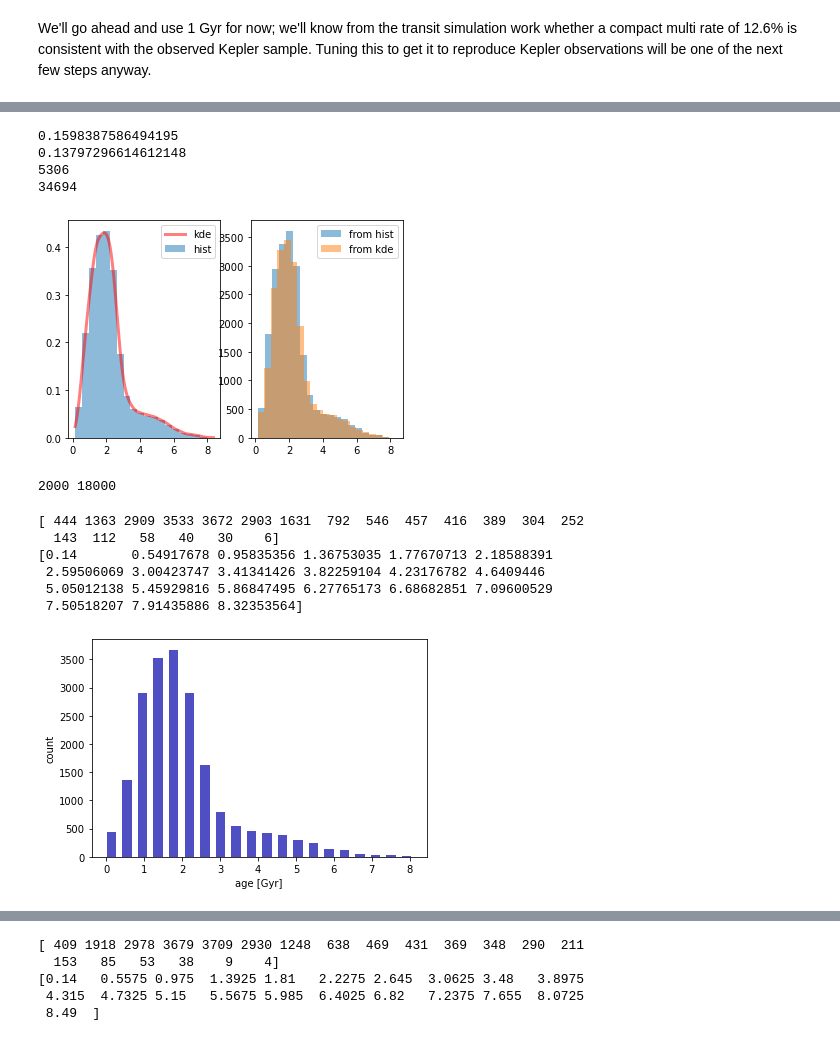
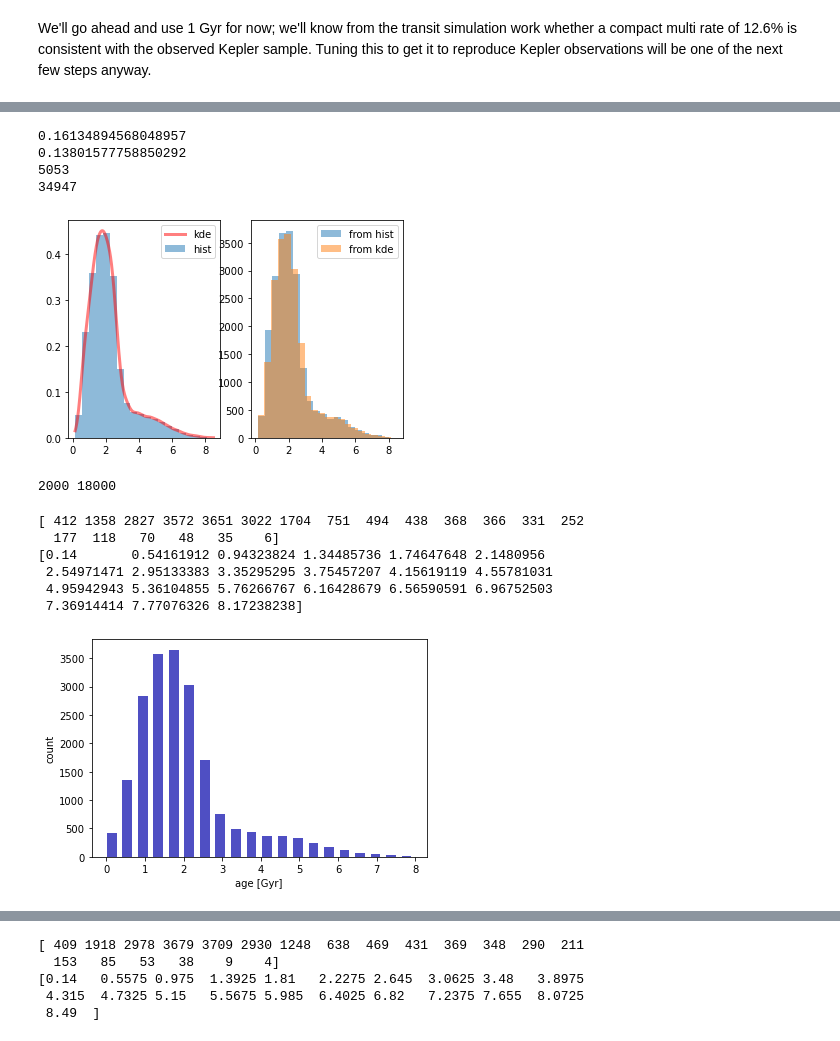
Before and after one commit to exoclam/sculpting, a Jupyter notebook: synthetic.ipynb, the cells around one changed output, grey strips where cells are left out. Saved outputs shown, nothing was run; the diff lists cells and outputs as text; code cells hidden in the pictures.

```diff
--- a/synthetic.ipynb
+++ b/synthetic.ipynb
@@ -330,39 +322,39 @@ def generate_rand_from_pdf_case2(pdf, x_grid, n_young, n_old):
     case2_young = random.sample(case2_young, 2000)
     # else select old
     case2_old = [i for i in random_from_cdf if i > 1.]
     print(len(case2_old))
     case2_old = random.sample(case2_old, 18000)
     return case2_young, case2_old
 
 def run_kde_case2(data, draws):
     hist, bins = np.histogram(data, bins=100)
 
     x_grid = np.linspace(min(data), max(data), 1000)
     kdepdf = kde(data, x_grid, bandwidth=0.2) # generate KDE model
     random_from_kde_young, random_from_kde_old = generate_rand_from_pdf_case2(kdepdf, x_grid, 2000, 18000) # generate random data from KDE distribution
     #print(len(random_from_kde), random_from_kde) # these are my star ages
     bin_midpoints = bins[:-1] + np.diff(bins) / 2 # get positions of bin midpoints
     random_from_cdf = generate_rand_from_pdf(hist, bin_midpoints, draws) # generate random data from the histogram
 
     plt.subplot(121)
     plt.hist(data, nbins, density=True, alpha=0.5, label='hist') # plot histogram of normalized data
     plt.plot(x_grid, kdepdf, color='r', alpha=0.5, lw=3, label='kde') # plot KDE over normalized histogram
     plt.legend()
     plt.subplot(122)
     plt.hist(random_from_cdf, nbins, alpha=0.5, label='from hist') # plot histogram of data drawn from OG histogram
     plt.hist(list(random_from_kde_young)+list(random_from_kde_old), nbins, alpha=0.5, label='from kde') # plot histogram of data drawn from KDE
     plt.legend()
     plt.show()
     return random_from_kde_young, random_from_kde_old
 
-stars_age2_kde_young, stars_age2_kde_old = run_kde_case2(stars_age1_kde, 20000)
+stars_age2_kde_young, stars_age2_kde_old = run_kde_case2(berger_kepler.iso_age, 20000)
 print(len(stars_age2_kde_young), len(stars_age2_kde_old))
 # %% [output]
-0.1598387586494195
-0.13797296614612148
-5306
-34694
+0.16134894568048957
+0.13801577758850292
+5053
+34947
-[figure, old version]
+[figure, new version]
 2000 18000
 # %%
 # age histogram for the Case 2 young and old stars, drawn from one continuous KDE fitted to Berger age distribution
@@ -376,13 +368,13 @@ plt.ylabel("count")
 plt.xlabel("age [Gyr]")
 plt.show()
 # %% [output]
-[ 444 1363 2909 3533 3672 2903 1631  792  546  457  416  389  304  252
-  143  112   58   40   30    6]
-[0.14       0.54917678 0.95835356 1.36753035 1.77670713 2.18588391
- 2.59506069 3.00423747 3.41341426 3.82259104 4.23176782 4.6409446
- 5.05012138 5.45929816 5.86847495 6.27765173 6.68682851 7.09600529
- 7.50518207 7.91435886 8.32353564]
+[ 412 1358 2827 3572 3651 3022 1704  751  494  438  368  366  331  252
+  177  118   70   48   35    6]
+[0.14       0.54161912 0.94323824 1.34485736 1.74647648 2.1480956
+ 2.54971471 2.95133383 3.35295295 3.75457207 4.15619119 4.55781031
+ 4.95942943 5.36104855 5.76266767 6.16428679 6.56590591 6.96752503
+ 7.36914414 7.77076326 8.17238238]
-[figure, old version]
+[figure, new version]
 # %%
 # age histogram for the Case 1 stars
 # 1 Gyr threshold
```
Also changed, not shown: parts of 15 cells of this notebook.
